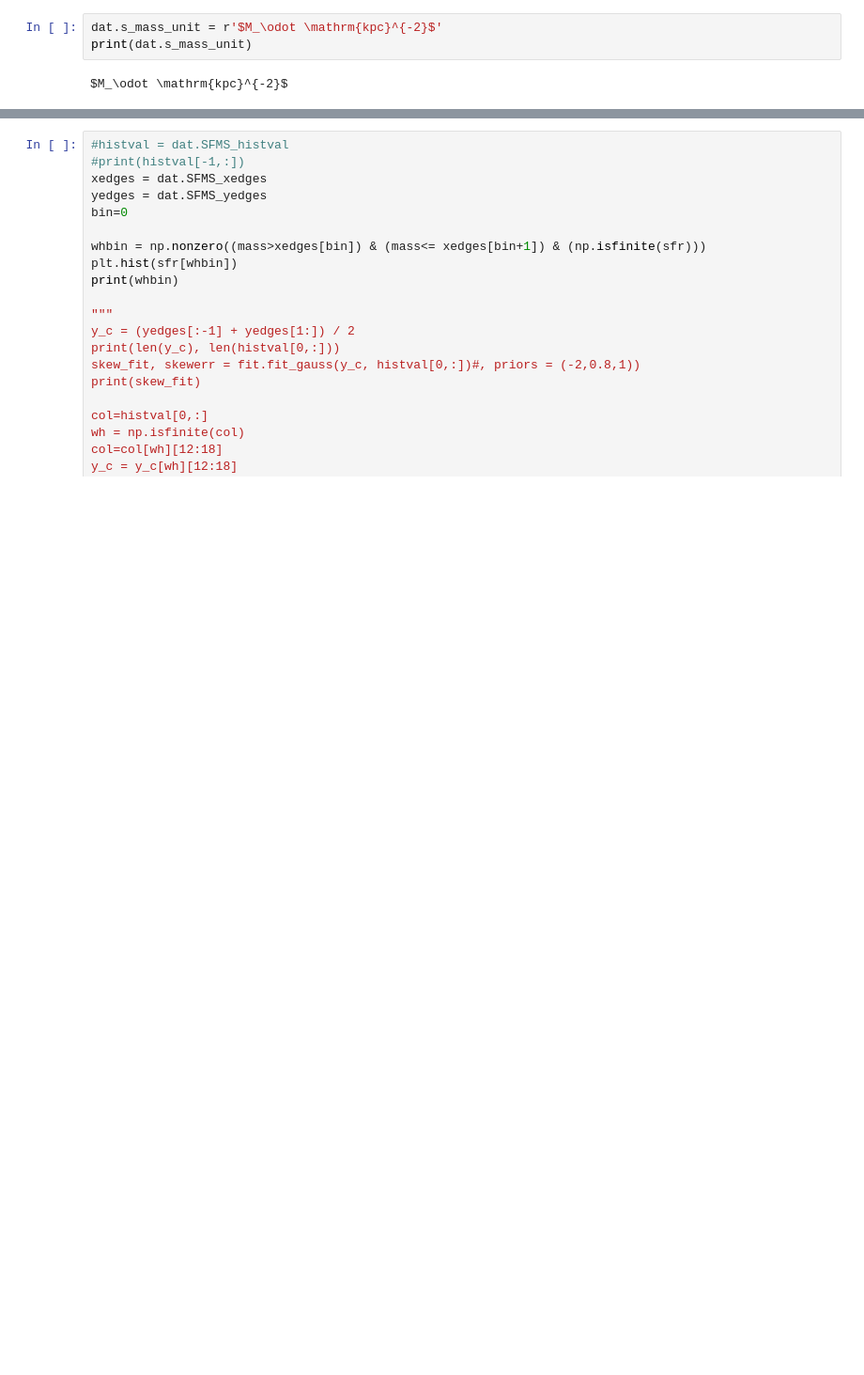
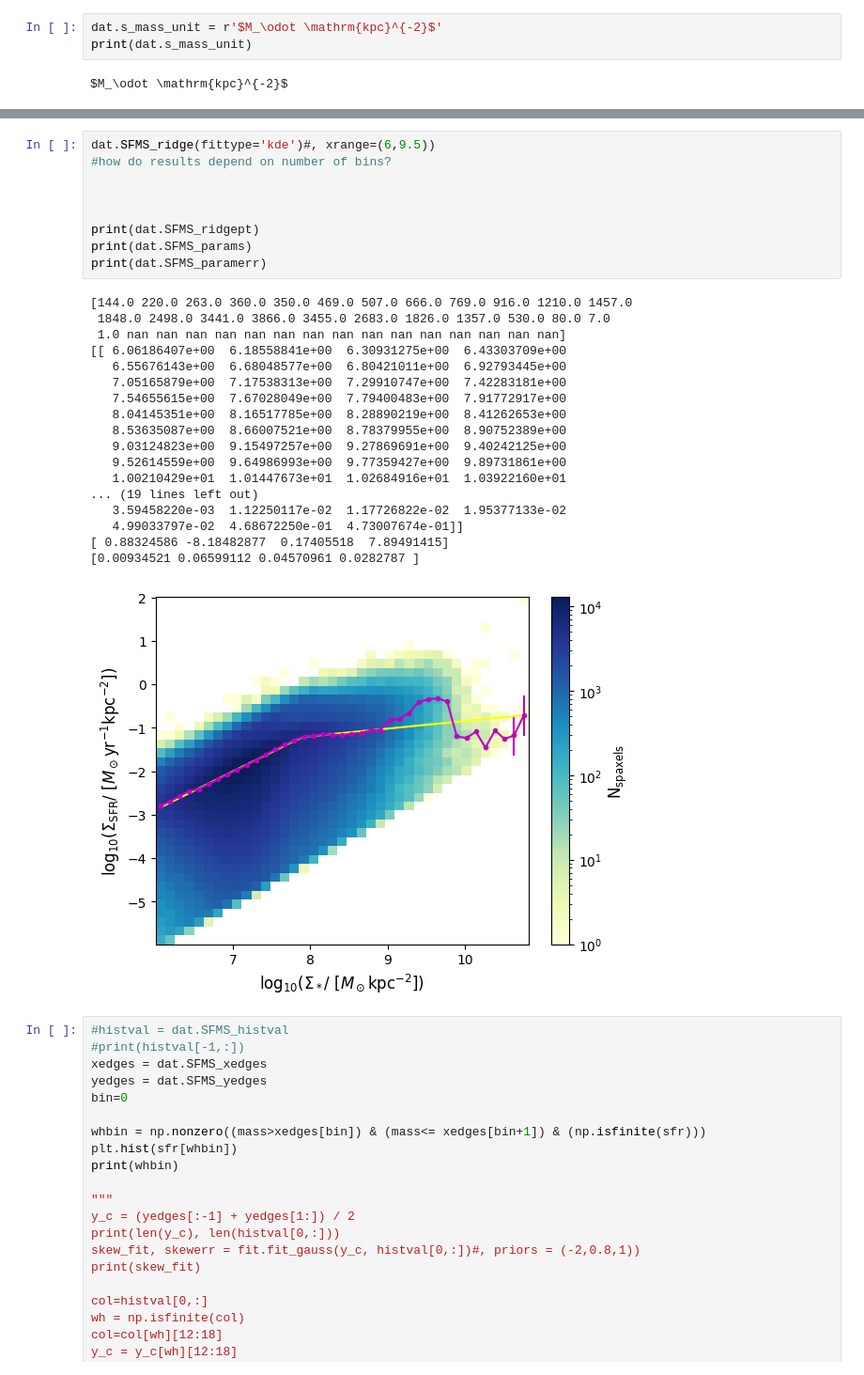
Before and after one commit to bryannemcd/ScaleRPy, a Jupyter notebook: scalerfit_example.ipynb, the cells around one changed output, grey strips where cells are left out. Shown at 94% size. Saved outputs shown, nothing was run; the diff lists cells and outputs as text; blank space fills up the shorter version.

```diff
--- a/scalerfit_example.ipynb
+++ b/scalerfit_example.ipynb
@@ -67,3 +91,31 @@ print(dat.SFMS_params)
+# %%
+dat.SFMS_ridge(fittype='kde')#, xrange=(6,9.5))
+#how do results depend on number of bins?
+
+
+
+print(dat.SFMS_ridgept)
+print(dat.SFMS_params)
+print(dat.SFMS_paramerr)
+# %% [output]
+[144.0 220.0 263.0 360.0 350.0 469.0 507.0 666.0 769.0 916.0 1210.0 1457.0
+ 1848.0 2498.0 3441.0 3866.0 3455.0 2683.0 1826.0 1357.0 530.0 80.0 7.0
+ 1.0 nan nan nan nan nan nan nan nan nan nan nan nan nan nan nan]
+[[ 6.06186407e+00  6.18558841e+00  6.30931275e+00  6.43303709e+00
+   6.55676143e+00  6.68048577e+00  6.80421011e+00  6.92793445e+00
+   7.05165879e+00  7.17538313e+00  7.29910747e+00  7.42283181e+00
+   7.54655615e+00  7.67028049e+00  7.79400483e+00  7.91772917e+00
+   8.04145351e+00  8.16517785e+00  8.28890219e+00  8.41262653e+00
+   8.53635087e+00  8.66007521e+00  8.78379955e+00  8.90752389e+00
+   9.03124823e+00  9.15497257e+00  9.27869691e+00  9.40242125e+00
+   9.52614559e+00  9.64986993e+00  9.77359427e+00  9.89731861e+00
+   1.00210429e+01  1.01447673e+01  1.02684916e+01  1.03922160e+01
+... (19 lines left out)
+   3.59458220e-03  1.12250117e-02  1.17726822e-02  1.95377133e-02
+   4.99033797e-02  4.68672250e-01  4.73007674e-01]]
+[ 0.88324586 -8.18482877  0.17405518  7.89491415]
+[0.00934521 0.06599112 0.04570961 0.0282787 ]
+[figure, added]
 # %%
 #histval = dat.SFMS_histval
 #print(histval[-1,:])
```
Also changed, not shown: parts of 5 cells of this notebook, 1 other file.
